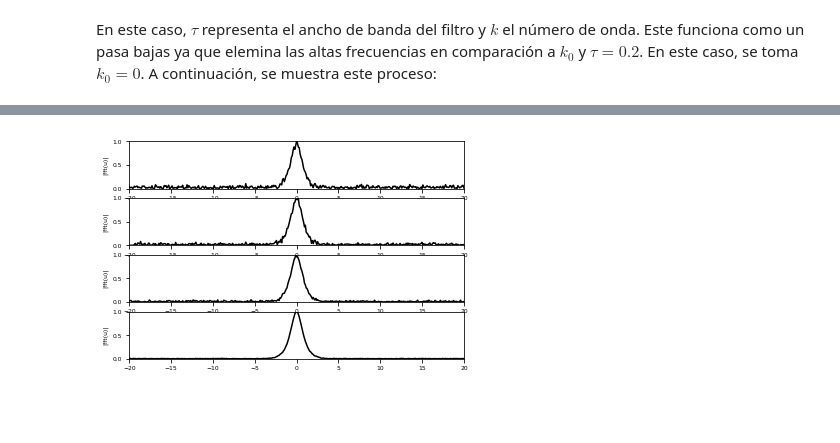
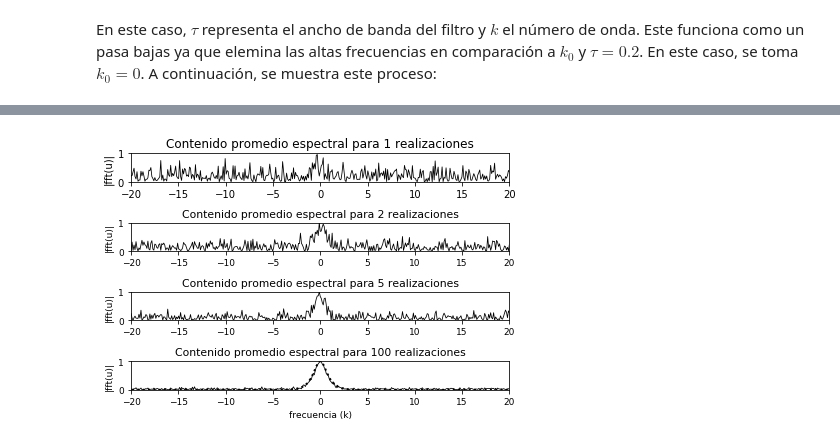
Before and after one commit to nvalencia/Herramientas-Computacionales-IMEC3602, a Jupyter notebook: Talleres/Taller 4/Taller 4.ipynb, the cells around one changed output, grey strips where cells are left out. Cells and saved outputs as stored; diff of their text form; code cells hidden in the pictures; blank space fills up the shorter version.

```diff
--- a/Talleres/Taller 4/Taller 4.ipynb
+++ b/Talleres/Taller 4/Taller 4.ipynb
@@ -284,30 +313,39 @@ show()
 # %%
 L3=30 #rango de tiempo a analizar
 n3=512 # modos de Fourier
 T3=linspace(-L3,L3,n3+1)
 t3=T3[0:n3]
 k3=(2*pi/(2*L3)*np.concatenate((np.arange(0,n3/2),np.arange(-n3/2,0)))) #reescalamiento al dominio 2pi
 ks=fftshift(k3)
 noise3=10
 labels=[['(a)'],['(b)'],['(c)'],['(d)']]
 realize=[1, 2, 5, 100]
+
+#Se realiza el mismo procedimiento que se llevó a cabo en 12.2, pero para cada una de las señales obtenidas
 for jj in range(size(realize)):
     u3=1/cosh(t3)
     utn3=zeros((realize[jj],n3))
     ave=zeros(n3)
     ut3=fft(u3)
     un3=zeros((realize[jj],n3))
     dat=zeros((realize[jj],n3))
     for j in range(realize[jj]):
-        utn3[j]=ut3+noise*(randn(n3)+1j*randn(n3))
+        utn3[j]=ut3+noise3*(randn(n3)+1j*randn(n3))
         ave=ave+utn3[j]
         dat[j]=abs(fftshift(utn3[j]))/max(abs(utn3[j]))
         un3[j]=ifft(utn3[j])
     ave=abs(fftshift(ave))/realize[jj]
     subplot(4,1,jj+1)
-    plot(ks,ave/max(ave),'k')
-    rc('font', size=6)
+    plot(ks,ave/max(ave),'k',lw=0.8)
+    title('Contenido promedio espectral para %.0f realizaciones' %(realize[jj]))
+    rc('font', size=9)
     axis([-20, 20, 0, 1])
     ylabel('|fft(u)|')
+    tight_layout()
+
+plot(ks,abs(fftshift(ut3))/max(abs(ut3)),'k:',lw=2)
+rc('font', size=9)
+xlabel('frecuencia (k)')
+show()
 # %% [output]
-[figure, old version]
+[figure, new version]
```
Also changed, not shown: parts of 29 cells of this notebook, 4 other files.
